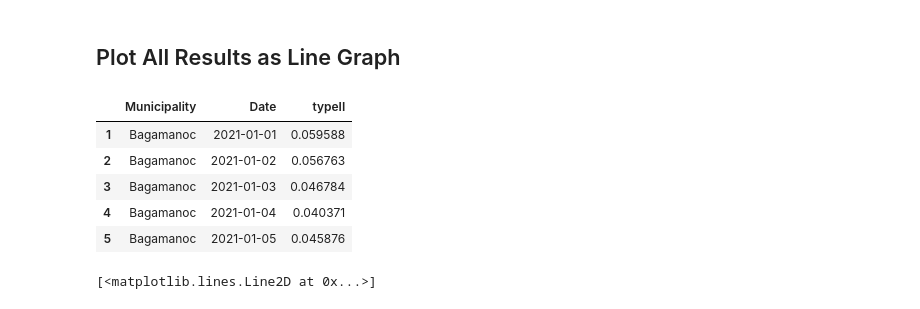
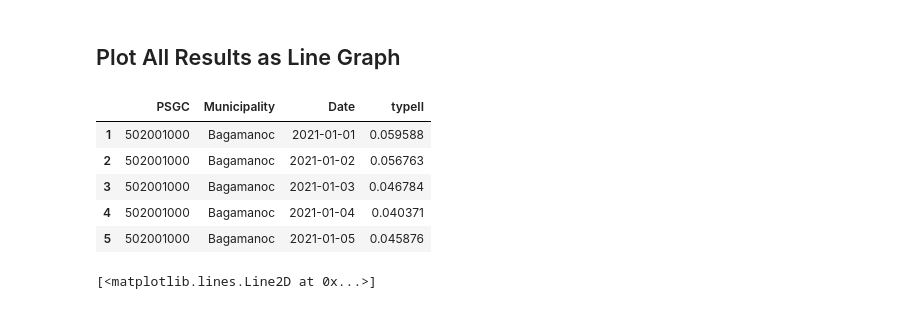
Before and after one commit to dddelacruz/cs198-scl-envi-2425, a Jupyter notebook: 05_data_visualization/results_visualization.ipynb, the cells around one changed output. Cells and saved outputs as stored; diff of their text form; code cells hidden in the pictures.

```diff
--- a/05_data_visualization/results_visualization.ipynb
+++ b/05_data_visualization/results_visualization.ipynb
@@ -31,14 +31,14 @@ results.head()
 # %% [markdown]
 ## Plot All Results as Line Graph
 # %%
-df_results = results[['Municipality', 'Date', 'typeII']]
+df_results = results[['PSGC', 'Municipality', 'Date', 'typeII']]
 df_results.head()
 # %% [output]
-|  | Municipality | Date | typeII |
-| 1 | Bagamanoc | 2021-01-01 | 0.059588 |
-| 2 | Bagamanoc | 2021-01-02 | 0.056763 |
-| 3 | Bagamanoc | 2021-01-03 | 0.046784 |
-| 4 | Bagamanoc | 2021-01-04 | 0.040371 |
-| 5 | Bagamanoc | 2021-01-05 | 0.045876 |
+|  | PSGC | Municipality | Date | typeII |
+| 1 | 502001000 | Bagamanoc | 2021-01-01 | 0.059588 |
+| 2 | 502001000 | Bagamanoc | 2021-01-02 | 0.056763 |
+| 3 | 502001000 | Bagamanoc | 2021-01-03 | 0.046784 |
+| 4 | 502001000 | Bagamanoc | 2021-01-04 | 0.040371 |
+| 5 | 502001000 | Bagamanoc | 2021-01-05 | 0.045876 |
 # %%
 df_test = df_results[df_results['Municipality'] == "Virac "]
```
Also changed, not shown: parts of 2 cells of this notebook, 1 other file.
